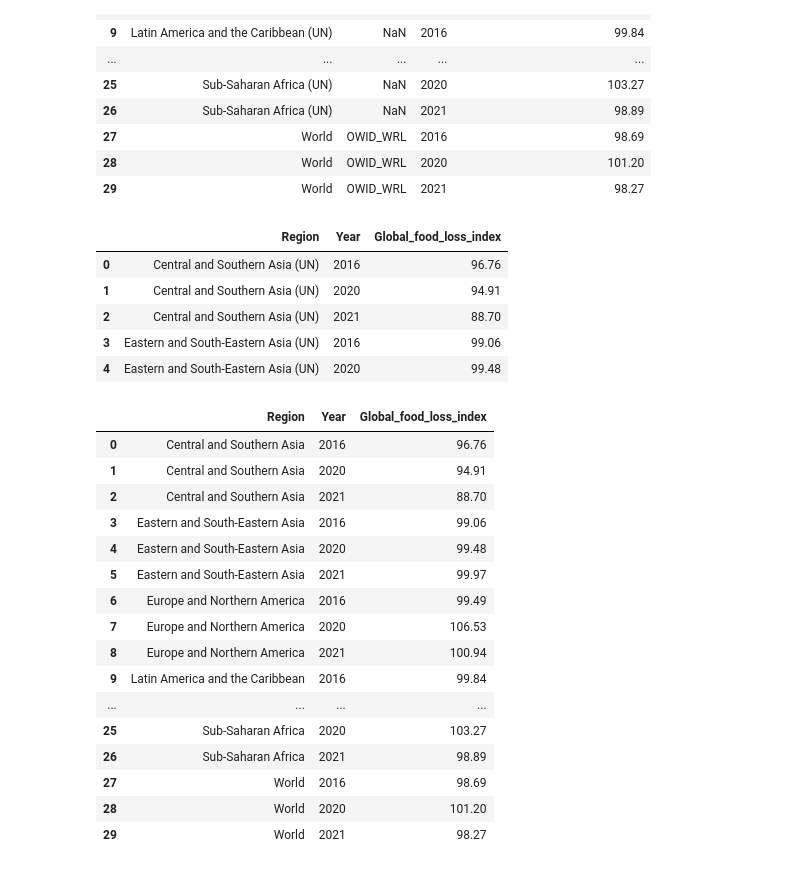
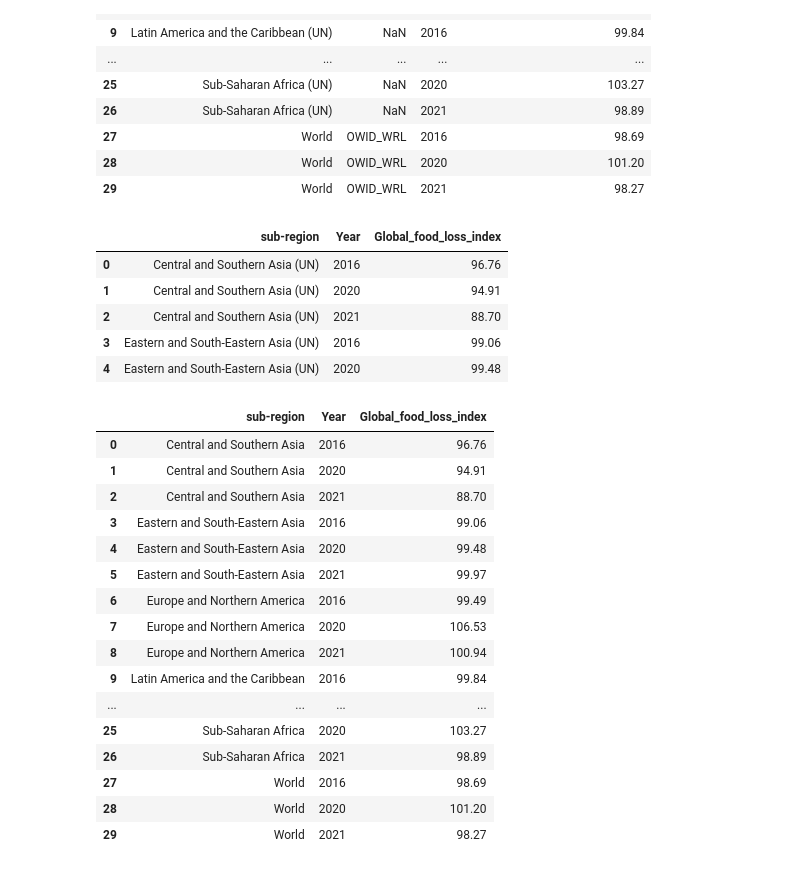
Before and after one commit to CatarinaCosta02/AIS, a Jupyter notebook: ais.ipynb, the cells around one changed output. Saved outputs shown, nothing was run; the diff lists cells and outputs as text; code cells hidden in the pictures.

```diff
--- a/ais.ipynb
+++ b/ais.ipynb
@@ -518,24 +498,24 @@ df_foodLoss
 | 29 | World | OWID_WRL | 2021 | 98.27 |
 # %%
 # make a rename
-df_foodLoss = df_foodLoss.rename(columns={"Entity": "Region", "12.3.1 - Global food loss index - AG_FLS_INDEX": "Global_food_loss_index"})
+df_foodLoss = df_foodLoss.rename(columns={"Entity": "sub-region", "12.3.1 - Global food loss index - AG_FLS_INDEX": "Global_food_loss_index"})
 to_drop = ["Code"]
 df_foodLoss = df_foodLoss.drop(to_drop, axis=1)
 # %%
 df_foodLoss.head()
 # %% [output]
-|  | Region | Year | Global_food_loss_index |
+|  | sub-region | Year | Global_food_loss_index |
 | 0 | Central and Southern Asia (UN) | 2016 | 96.76 |
 | 1 | Central and Southern Asia (UN) | 2020 | 94.91 |
 | 2 | Central and Southern Asia (UN) | 2021 | 88.70 |
 | 3 | Eastern and South-Eastern Asia (UN) | 2016 | 99.06 |
 | 4 | Eastern and South-Eastern Asia (UN) | 2020 | 99.48 |
 # %%
-df_foodLoss['Region'] = df_foodLoss['Region'].replace({'Northen Africa (UN)':'Northen Africa', 'Northern America (UN)':'Northern America', 'Sub-Saharan Africa (UN)':'Sub-Saharan Africa', 'Latin America and the Caribbean (UN)':'Latin America and the Caribbean', 'Central and Southern Asia (UN)':'Central and Southern Asia', 'Eastern and South-Eastern Asia (UN)': 'Eastern and South-Eastern Asia', 'Europe and Northern America (UN)':'Europe and Northern America', 'Least Developed Countries (LDCs)':'Least Developed Countries', 'Small Island Developing States (SIDS)':'Small Island Developing States'})
+df_foodLoss['sub-region'] = df_foodLoss['sub-region'].replace({'Northen Africa (UN)':'Northen Africa', 'Northern America (UN)':'Northern America', 'Sub-Saharan Africa (UN)':'Sub-Saharan Africa', 'Latin America and the Caribbean (UN)':'Latin America and the Caribbean', 'Central and Southern Asia (UN)':'Central and Southern Asia', 'Eastern and South-Eastern Asia (UN)': 'Eastern and South-Eastern Asia', 'Europe and Northern America (UN)':'Europe and Northern America', 'Least Developed Countries (LDCs)':'Least Developed Countries', 'Small Island Developing States (SIDS)':'Small Island Developing States'})
 df_foodLoss
 #df_foodEmissions['Food'] = df_foodEmissions['Food'].replace({'Ham': 'NewFood'})
 # %% [output]
-|  | Region | Year | Global_food_loss_index |
+|  | sub-region | Year | Global_food_loss_index |
 | 0 | Central and Southern Asia | 2016 | 96.76 |
 | 1 | Central and Southern Asia | 2020 | 94.91 |
 | 2 | Central and Southern Asia | 2021 | 88.70 |
```
Also changed, not shown: parts of 59 cells of this notebook, 13 other files.
